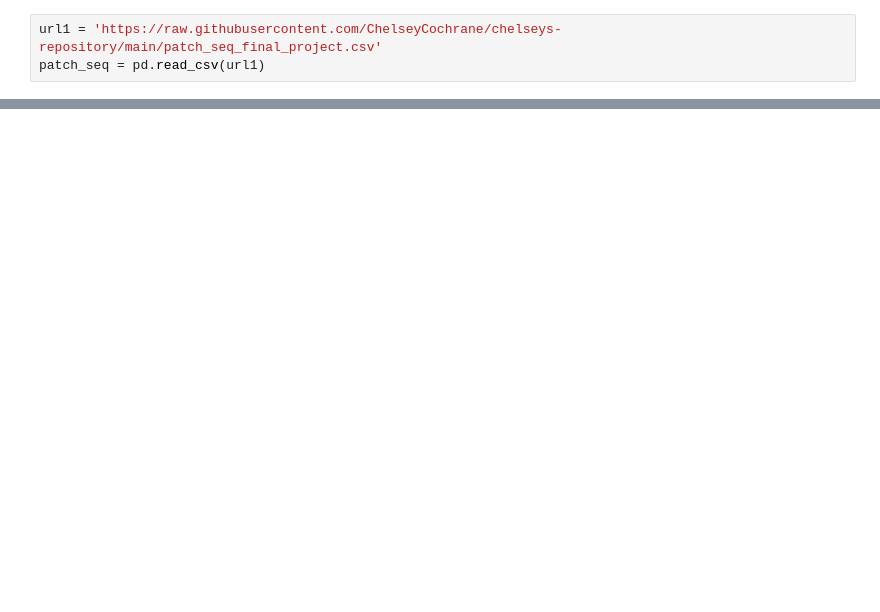
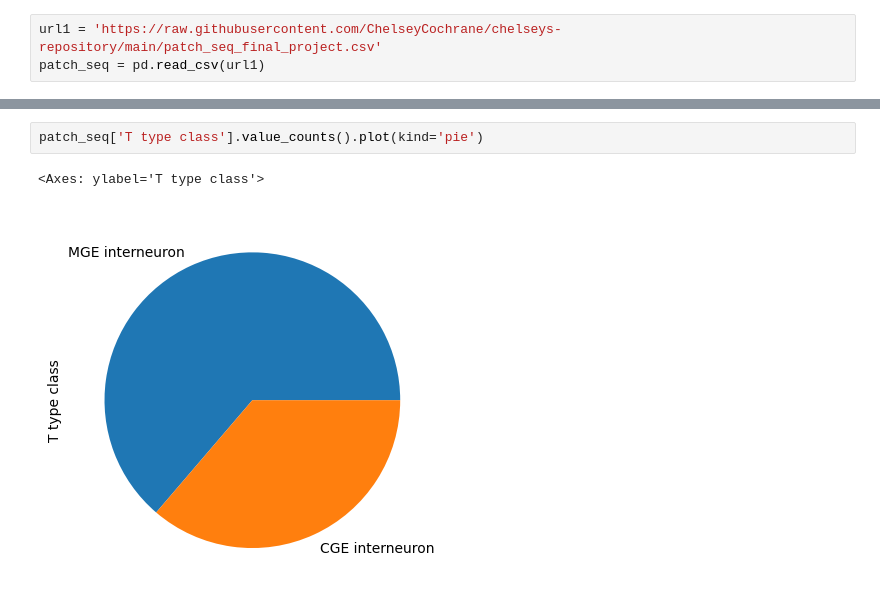
Before and after one commit to ChelseyCochrane/chelseys-repository, a Jupyter notebook: Final_Project.ipynb, the cells around one changed output, grey strips where cells are left out. Drawn from its saved outputs; the diff is of its cells as text; blank space fills up the shorter version.

```diff
--- a/Final_Project.ipynb
+++ b/Final_Project.ipynb
@@ -17,0 +49,5 @@ InvalidIndexError: ignored
+# %%
+patch_seq['T type class'].value_counts().plot(kind='pie')
+# %% [output]
+<Axes: ylabel='T type class'>
+[figure, added]
```
Also changed, not shown: parts of 13 cells of this notebook.
